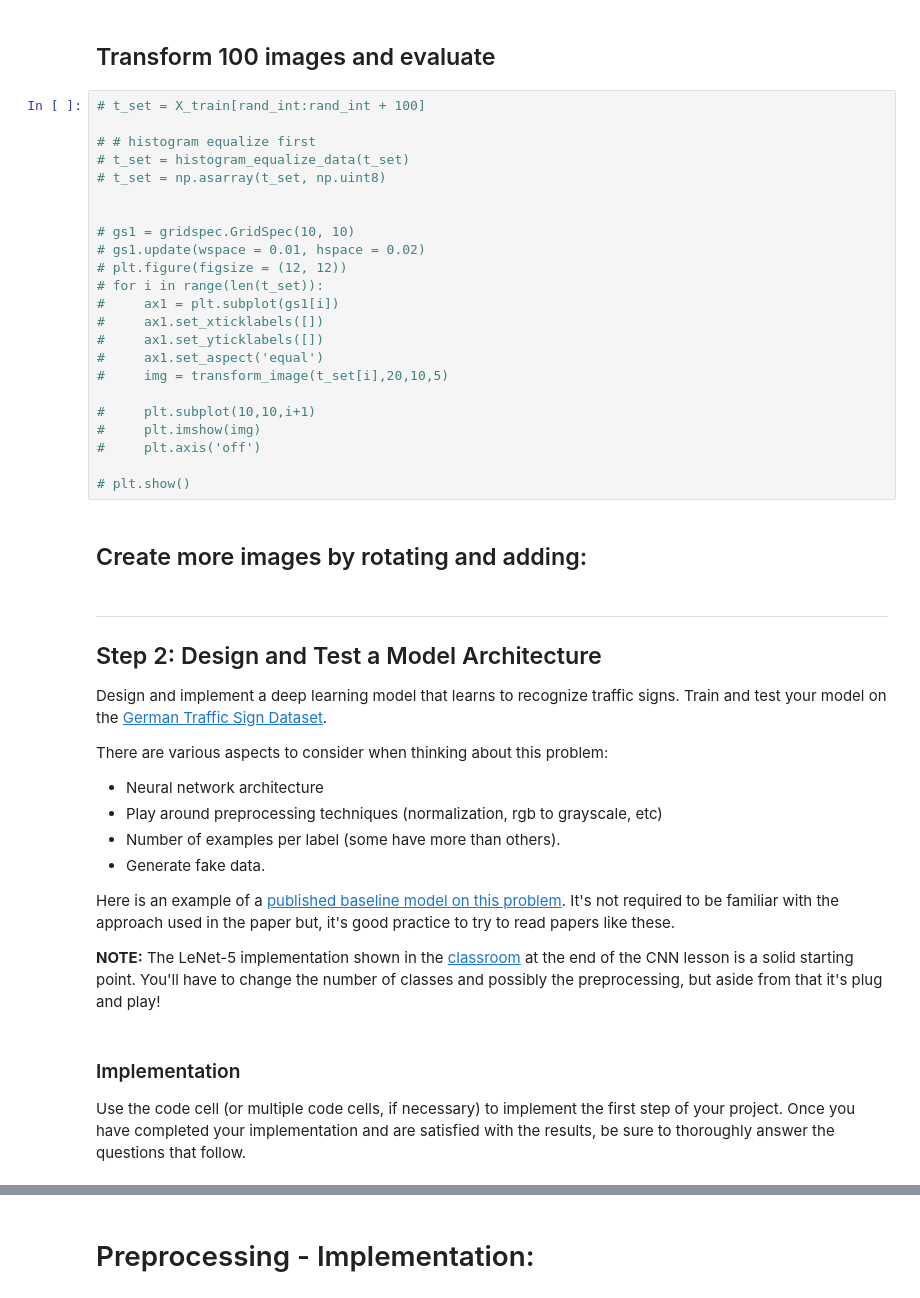
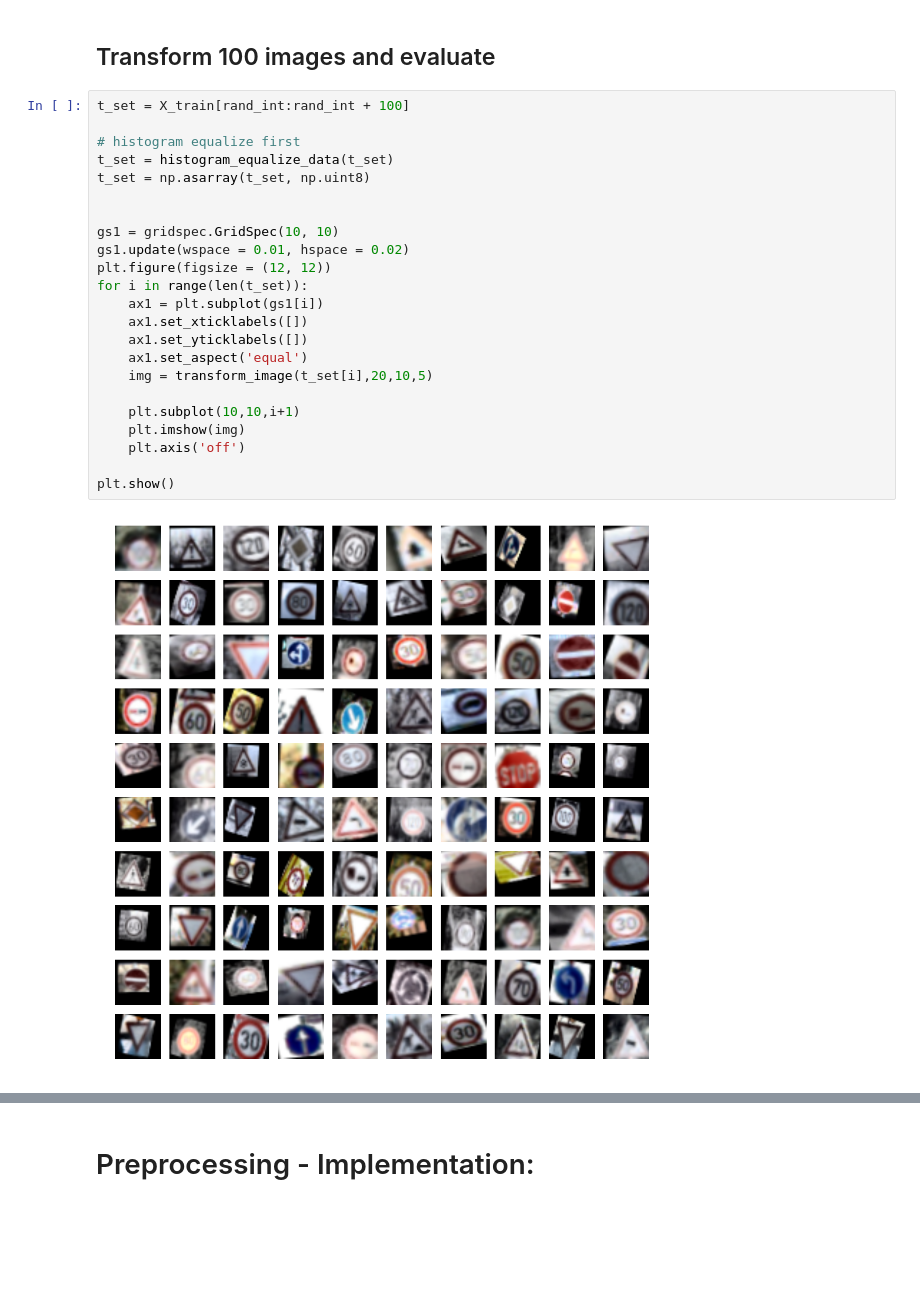
Before and after one commit to Self-Driving-Cars-LosAngeles/TrafficSignClassification, a Jupyter notebook: Traffic_Sign_Classifier_SDCLA.ipynb, the cells around one changed output, grey strips where cells are left out. Saved outputs shown, nothing was run; the diff lists cells and outputs as text; blank space fills up the shorter version.

```diff
--- a/Traffic_Sign_Classifier_SDCLA.ipynb
+++ b/Traffic_Sign_Classifier_SDCLA.ipynb
@@ -528,48 +262,27 @@ When we transform image data we won't know which dataset will be lacking in our
 # %% [markdown]
 ## Transform 100 images and evaluate
 # %%
-# t_set = X_train[rand_int:rand_int + 100]
+t_set = X_train[rand_int:rand_int + 100]
 
-# # histogram equalize first
-# t_set = histogram_equalize_data(t_set)
-# t_set = np.asarray(t_set, np.uint8)
+# histogram equalize first
+t_set = histogram_equalize_data(t_set)
+t_set = np.asarray(t_set, np.uint8)
 
 
-# gs1 = gridspec.GridSpec(10, 10)
-# gs1.update(wspace = 0.01, hspace = 0.02)
-# plt.figure(figsize = (12, 12))
-# for i in range(len(t_set)):
-#     ax1 = plt.subplot(gs1[i])
-#     ax1.set_xticklabels([])
-#     ax1.set_yticklabels([])
-#     ax1.set_aspect('equal')
-#     img = transform_image(t_set[i],20,10,5)
+gs1 = gridspec.GridSpec(10, 10)
+gs1.update(wspace = 0.01, hspace = 0.02)
+plt.figure(figsize = (12, 12))
+for i in range(len(t_set)):
+    ax1 = plt.subplot(gs1[i])
+    ax1.set_xticklabels([])
+    ax1.set_yticklabels([])
+    ax1.set_aspect('equal')
+    img = transform_image(t_set[i],20,10,5)
 
-#     plt.subplot(10,10,i+1)
-#     plt.imshow(img)
-#     plt.axis('off')
+    plt.subplot(10,10,i+1)
+    plt.imshow(img)
+    plt.axis('off')
 
-# plt.show()
+plt.show()
+# %% [output]
+[figure, added]
-# %% [markdown]
-## Create more images by rotating and adding:
-# %% [markdown]
-----
-
-## Step 2: Design and Test a Model Architecture
-
-Design and implement a deep learning model that learns to recognize traffic signs. Train and test your model on the [German Traffic Sign Dataset](http://benchmark.ini.rub.de/?section=gtsrb&subsection=dataset).
-
-There are various aspects to consider when thinking about this problem:
-
-- Neural network architecture
-- Play around preprocessing techniques (normalization, rgb to grayscale, etc)
-- Number of examples per label (some have more than others).
-- Generate fake data.
-
-Here is an example of a [published baseline model on this problem](http://yann.lecun.com/exdb/publis/pdf/sermanet-ijcnn-11.pdf). It's not required to be familiar with the approach used in the paper but, it's good practice to try to read papers like these.
-
-**NOTE:** The LeNet-5 implementation shown in the [classroom](https://classroom.udacity.com/nanodegrees/nd013/parts/fbf77062-5703-404e-b60c-95b78b2f3f9e/modules/6df7ae49-c61c-4bb2-a23e-6527e69209ec/lessons/601ae704-1035-4287-8b11-e2c2716217ad/concepts/d4aca031-508f-4e0b-b493-e7b706120f81) at the end of the CNN lesson is a solid starting point. You'll have to change the number of classes and possibly the preprocessing, but aside from that it's plug and play!
-# %% [markdown]
-### Implementation
-
-Use the code cell (or multiple code cells, if necessary) to implement the first step of your project. Once you have completed your implementation and are satisfied with the results, be sure to thoroughly answer the questions that follow.
```
Also changed, not shown: parts of 90 cells of this notebook, 2 other files.
